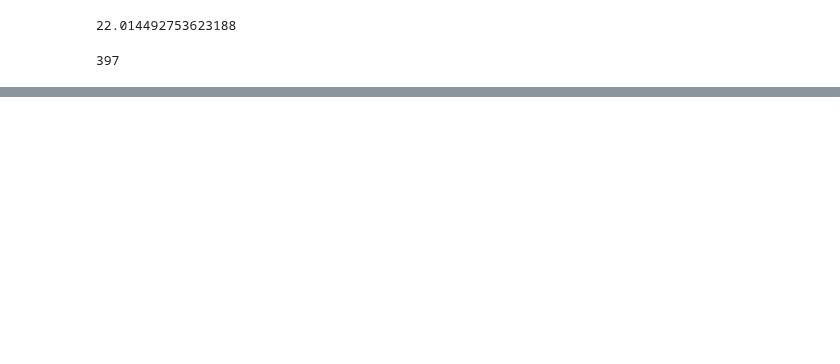
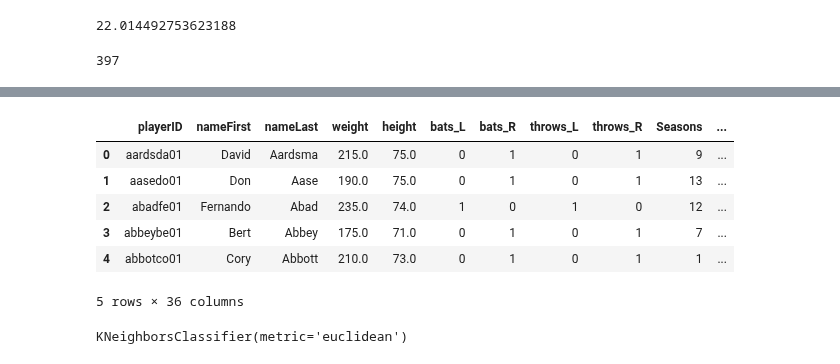
Before and after one commit to mkameronh/baseball_analysis, a Jupyter notebook: Pitcher_ML_vNB.ipynb, the cells around one changed output, grey strips where cells are left out. Saved outputs shown, nothing was run; the diff lists cells and outputs as text; code cells hidden in the pictures; blank space fills up the shorter version.

```diff
--- a/Pitcher_ML_vNB.ipynb
+++ b/Pitcher_ML_vNB.ipynb
@@ -170,0 +202,23 @@ ValueError: Invalid classes inferred from unique values of `y`.  Expected: [0 1]
+# %%
+# Run all data through the model to determine who should be in the hall of fame.
+data_total = pitchers_df.drop(['inducted',
+                                  'playerID',
+                                  'nameFirst',
+                                  'nameLast',
+                                  'finalGame',
+                                  'bats_L',
+                                  'bats_R',
+                                  'throws_L',
+                                  'throws_R',
+                                  'weight',
+                                  'height',
+                                  'yearID',
+                                  'Retired_Years',
+                                  'Primary_Position',
+                                  'Hall_Eligible'], axis=1)
+data_total.fillna(0, inplace=True)
+data_total['Batters_Faced'].fillna(0, inplace=True)
+data_total['Batters_Faced']=pd.to_numeric(data['Batters_Faced'])
+# data_total.head()
+data_total=data_total.fillna(0)
+data_total.head()
@@ -170,0 +232,17 @@ ValueError: Invalid classes inferred from unique values of `y`.  Expected: [0 1]
+# %%
+data_total_scaler = StandardScaler().fit(data_total)
+data_total_scaled = data_total_scaler.transform(data_total)
+data_total_predicted = XGmodel.predict(data_total_scaled)
+# %%
+pitchers_predict_df = pd.concat([pitchers_df, pd.Series(data_total_predicted)], axis=1)
+pitchers_predict_df = pitchers_predict_df.rename(columns={0:'model_predict'})
+pitchers_predict_df['Comparison']=pitchers_predict_df['inducted']==pitchers_predict_df['model_predict']
+pitchers_predict_df.head()
+# %% [output]
+|  | playerID | nameFirst | nameLast | weight | height | bats_L | bats_R | throws_L | throws_R | Seasons | ... |
+| 0 | aardsda01 | David | Aardsma | 215.0 | 75.0 | 0 | 1 | 0 | 1 | 9 | ... |
+| 1 | aasedo01 | Don | Aase | 190.0 | 75.0 | 0 | 1 | 0 | 1 | 13 | ... |
+| 2 | abadfe01 | Fernando | Abad | 235.0 | 74.0 | 1 | 0 | 1 | 0 | 12 | ... |
+| 3 | abbeybe01 | Bert | Abbey | 175.0 | 71.0 | 0 | 1 | 0 | 1 | 7 | ... |
+| 4 | abbotco01 | Cory | Abbott | 210.0 | 73.0 | 0 | 1 | 0 | 1 | 1 | ... |
+5 rows × 36 columns
@@ -170,0 +251,5 @@ ValueError: Invalid classes inferred from unique values of `y`.  Expected: [0 1]
+# %%
+knn = KNeighborsClassifier(n_neighbors=5, metric='euclidean')
+knn.fit(X_train_scaled, y_train)
+# %% [output]
+KNeighborsClassifier(metric='euclidean')
```
Also changed, not shown: parts of 23 cells of this notebook.
